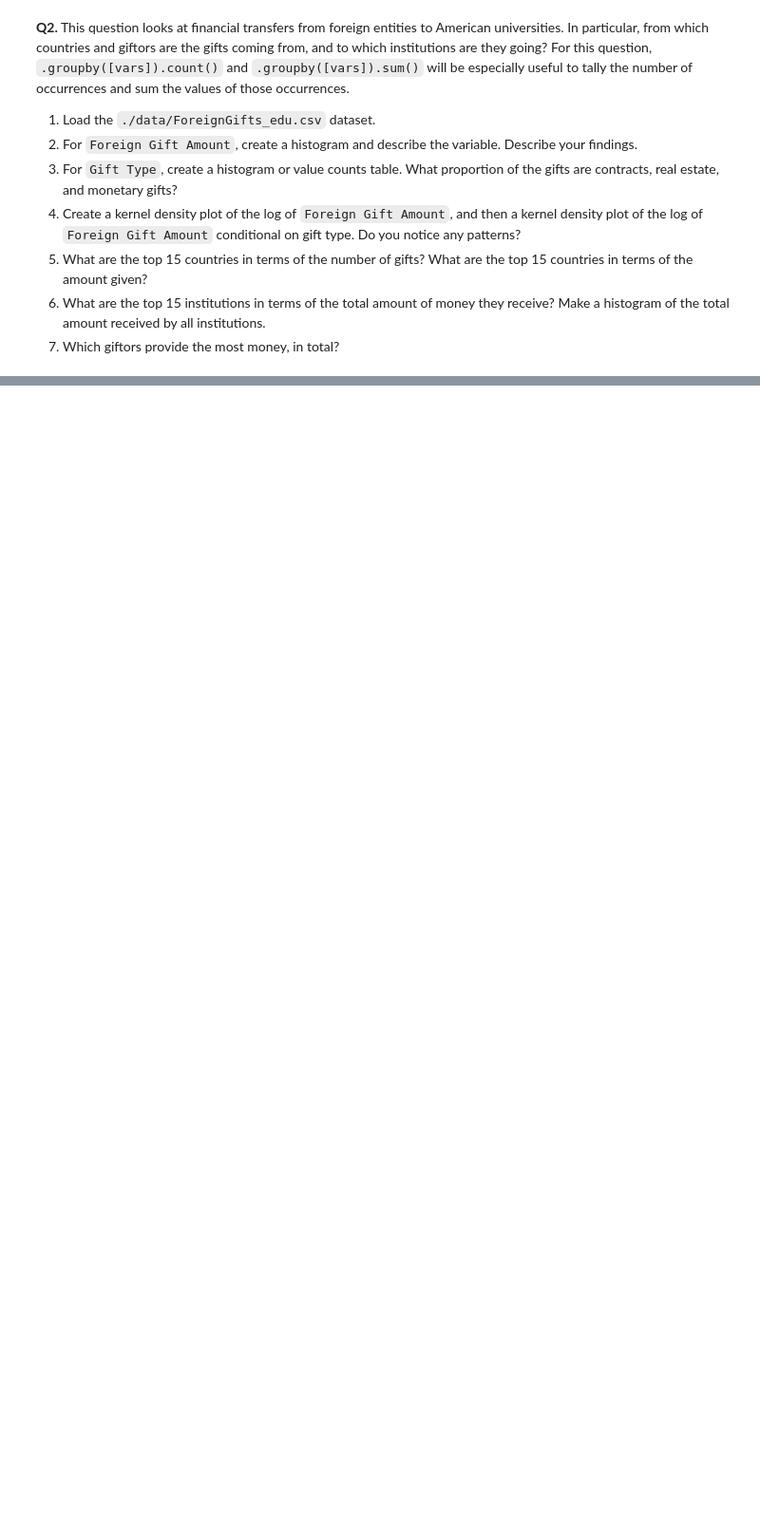
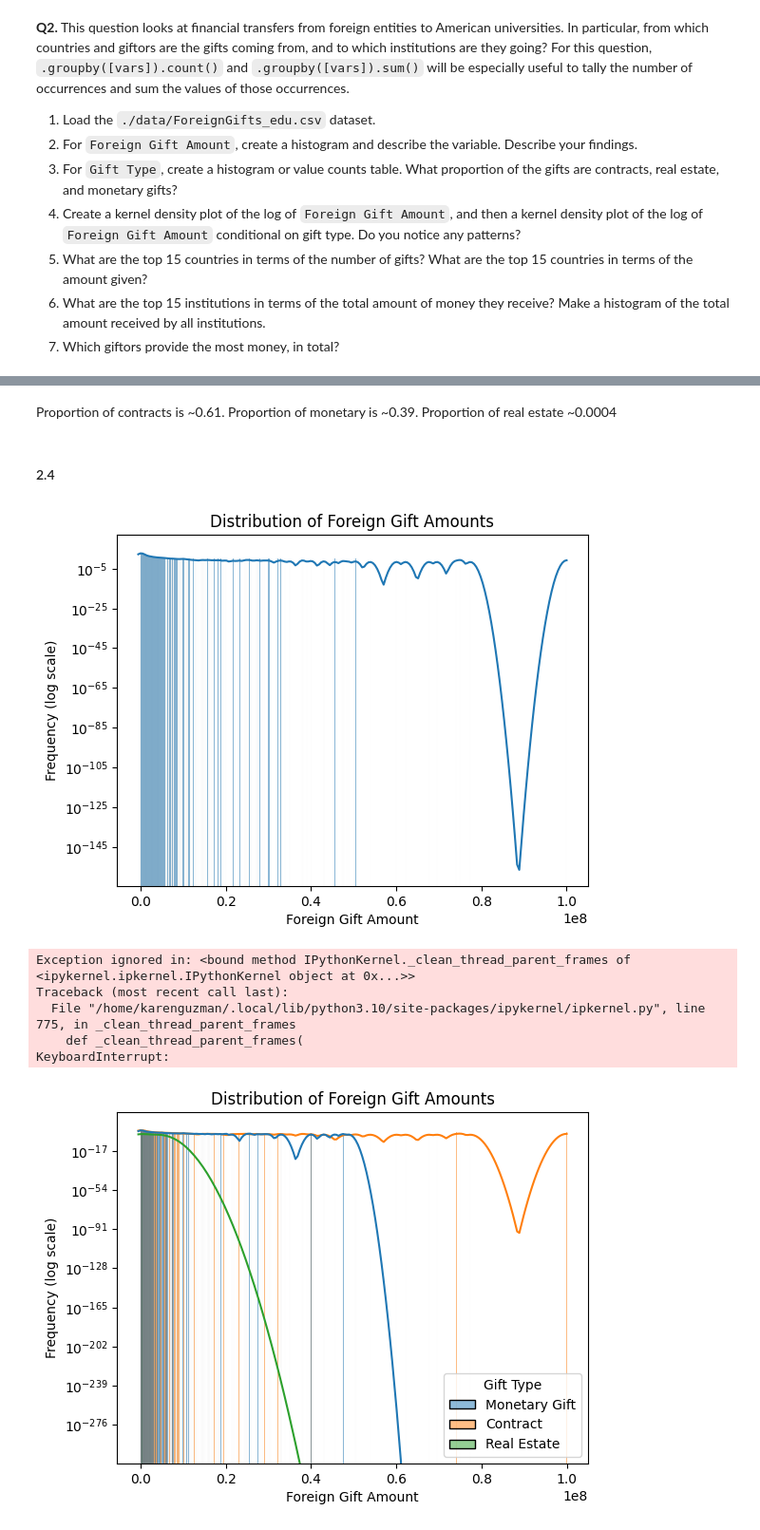
Before and after one commit to kguzman24/EDA, a Jupyter notebook: assignment/assignment.ipynb, the cells around one changed output, grey strips where cells are left out. Shown: that part at 95% size. Drawn from its saved outputs; the diff is of its cells as text; code cells hidden in the pictures; blank space fills up the shorter version.

```diff
--- a/assignment/assignment.ipynb
+++ b/assignment/assignment.ipynb
@@ -37,0 +106,29 @@ It can be very helpful to understand some basic properties of these statistics.
+# %% [markdown]
+Proportion of contracts is ~0.61. Proportion of monetary is ~0.39. Proportion of real estate ~0.0004
+# %% [markdown]
+#### 2.4
+# %%
+sns.histplot(df["Foreign Gift Amount"], kde =True)
+plt.yscale("log")
+plt.xlabel("Foreign Gift Amount")
+plt.ylabel("Frequency (log scale)")
+plt.title("Distribution of Foreign Gift Amounts")
+plt.show()
+
+sns.histplot(df, x="Foreign Gift Amount", kde =True, hue="Gift Type")
+plt.yscale("log")
+plt.xlabel("Foreign Gift Amount")
+plt.ylabel("Frequency (log scale)")
+plt.title("Distribution of Foreign Gift Amounts")
+plt.show()
+
+# df["Foreign Gift Amount"] = np.log(df["Foreign Gift Amount"])
+# df.loc[df["Foreign Gift Amount"]>0, "Foreign Gift Amount"].hist(bins=20, grid=False)
+# %% [output]
+[figure, added]
+Exception ignored in: <bound method IPythonKernel._clean_thread_parent_frames of <ipykernel.ipkernel.IPythonKernel object at 0x...>>
+Traceback (most recent call last):
+  File "/home/karenguzman/.local/lib/python3.10/site-packages/ipykernel/ipkernel.py", line 775, in _clean_thread_parent_frames
+    def _clean_thread_parent_frames(
+KeyboardInterrupt:
+[figure, added]
```
Also changed, not shown: parts of 29 cells of this notebook.
